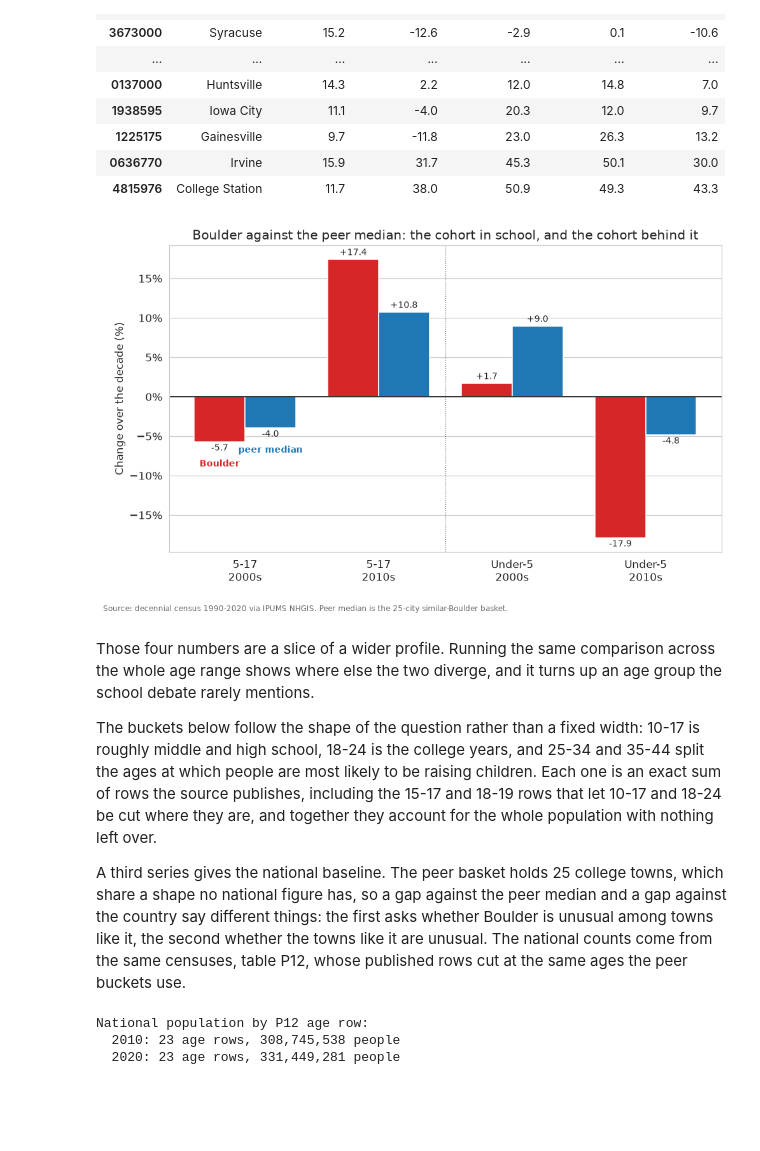
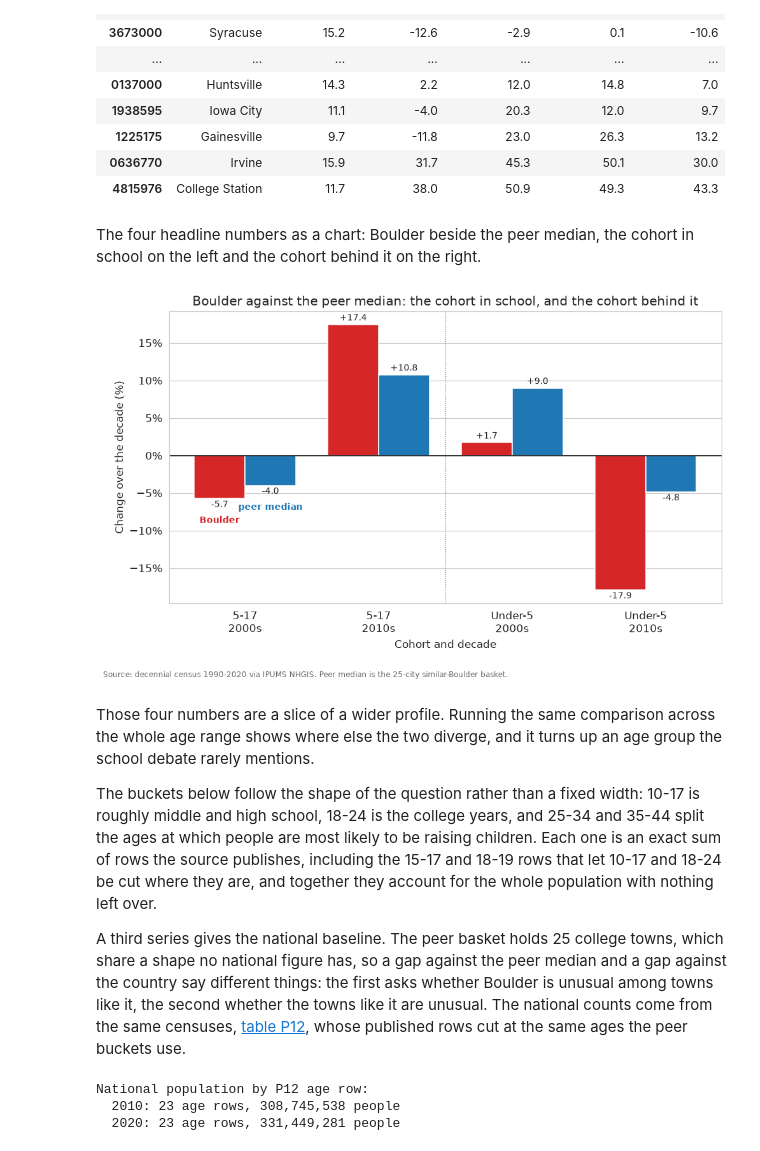
Before and after one commit to brianckeegan/charting-boulder, a Jupyter notebook: 2026-09-bvsd/bvsd-analysis.ipynb, the cells around one changed output. Saved outputs shown, nothing was run; the diff lists cells and outputs as text; code cells hidden in the pictures; blank space fills up the shorter version.

```diff
--- a/2026-09-bvsd/bvsd-analysis.ipynb
+++ b/2026-09-bvsd/bvsd-analysis.ipynb
@@ -96,7 +102,7 @@ for name, frame in [('place groups', place_age_groups_df), ('county groups', cou
 BOULDER = places_df.loc[places_df['name'] == 'Boulder', 'place_fips'].iloc[0]
 PEER_FIPS = places_df.loc[places_df['tier'] == 2, 'place_fips'].tolist()
 RING_FIPS = places_df.loc[(places_df['tier'] == 1) & (places_df['place_fips'] != BOULDER), 'place_fips'].tolist()
-PLACE_NAME = places_df.set_index('place_fips')['name']
+place_name_s = places_df.set_index('place_fips')['name']
 print(f'{len(places_df)} places: Boulder ({BOULDER}) + {len(RING_FIPS)} county ring + {len(PEER_FIPS)} peers')
 
 # Inspect
@@ -235,14 +250,14 @@ def load_age_vectors(frame, idcol):
             out[fips][int(year)] = (vec, share)
     return out
 
-place_age = load_age_vectors(place_age_groups_df, 'place_fips')
-county_age = load_age_vectors(county_age_groups_df, 'county_fips')
+place_age_d = load_age_vectors(place_age_groups_df, 'place_fips')
+county_age_d = load_age_vectors(county_age_groups_df, 'county_fips')
 
 def band_5_17(vec, share): return vec[G[5]] + vec[G[10]] + share * vec[G[15]]
 def under_5(vec): return vec[G[0]]
 
-assert set(places_df['place_fips']) <= set(place_age), 'registry place missing from the age tables'
-print(f'age vectors for {len(place_age)} places and {len(county_age)} counties, '
+assert set(places_df['place_fips']) <= set(place_age_d), 'registry place missing from the age tables'
+print(f'age vectors for {len(place_age_d)} places and {len(county_age_d)} counties, '
       f'{len(GROUP_LO)} five-year groups')
 # %% [output]
 age vectors for 31 places and 28 counties, 18 five-year groups
@@ -249,11 +267,11 @@ age vectors for 31 places and 28 counties, 18 five-year groups
 # %%
 # Observed level and change, both decades
-records = []
+records_l = []
 for fips in places_df['place_fips']:
-    row = {'place_fips': fips, 'name': PLACE_NAME[fips],
+    row = {'place_fips': fips, 'name': place_name_s[fips],
            'tier': int(places_df.set_index('place_fips').loc[fips, 'tier'])}
     for year in CENSUS_YEARS:
-        vec, share = place_age[fips][year]
+        vec, share = place_age_d[fips][year]
         row[f'sa_{year}'] = band_5_17(vec, share)
         row[f'u5_{year}'] = under_5(vec)
         row[f'share_{year}'] = band_5_17(vec, share) / vec.sum() * 100
@@ -261,12 +279,12 @@ for fips in places_df['place_fips']:
     row['sa_chg_10_20'] = (row['sa_2020'] / row['sa_2010'] - 1) * 100
     row['u5_chg_00_10'] = (row['u5_2010'] / row['u5_2000'] - 1) * 100
     row['u5_chg_10_20'] = (row['u5_2020'] / row['u5_2010'] - 1) * 100
-    records.append(row)
-observed_df = pd.DataFrame(records).set_index('place_fips')
+    records_l.append(row)
+observed_df = pd.DataFrame(records_l).set_index('place_fips')
 
-def pct_steeper_than(series, value):
+def pct_steeper_than(peer_values_s, value):
     # share of peers whose change is less negative than Boulder's
-    return float((-series < -value).mean() * 100)
+    return float((-peer_values_s < -value).mean() * 100)
 
 boulder_s = observed_df.loc[BOULDER]
 peers_df = observed_df.loc[PEER_FIPS]
@@ -317,42 +335,46 @@ Boulder school-age share of population, 2020: 10.4% (peer median 12.5%)
 | 1225175 | Gainesville | 9.7 | -11.8 | 23.0 | 26.3 | 13.2 |
 | 0636770 | Irvine | 15.9 | 31.7 | 45.3 | 50.1 | 30.0 |
 | 4815976 | College Station | 11.7 | 38.0 | 50.9 | 49.3 | 43.3 |
+# %% [markdown]
+The four headline numbers as a chart: Boulder beside the peer median, the cohort in school on the
+left and the cohort behind it on the right.
 # %%
 # The two cohorts pull apart in the 2010s: Boulder beats the peer median on the children already
 # in school and loses badly on the children behind them.
-cohort_groups = ['5-17\n2000s', '5-17\n2010s', 'Under-5\n2000s', 'Under-5\n2010s']
-boulder_vals = [boulder_s.sa_chg_00_10, boulder_sa_chg_10_20,
+cohort_groups_l = ['5-17\n2000s', '5-17\n2010s', 'Under-5\n2000s', 'Under-5\n2010s']
+boulder_vals_l = [boulder_s.sa_chg_00_10, boulder_sa_chg_10_20,
                 boulder_s.u5_chg_00_10, boulder_u5_chg_10_20]
-peer_vals = [peers_df.sa_chg_00_10.median(), peer_sa_chg_10_20,
+peer_vals_l = [peers_df.sa_chg_00_10.median(), peer_sa_chg_10_20,
              peers_df.u5_chg_00_10.median(), peer_u5_chg_10_20]
 
 f, ax = plt.subplots(figsize=(9, 5.4))
-x = np.arange(len(cohort_groups)); width = 0.38
-bars_boulder = ax.bar(x - width / 2, boulder_vals, width, color=BOULDER_C)
-bars_peer = ax.bar(x + width / 2, peer_vals, width, color=PEER_C)
+x = np.arange(len(cohort_groups_l)); width = 0.38
+bars_boulder = ax.bar(x - width / 2, boulder_vals_l, width, color=BOULDER_C)
+bars_peer = ax.bar(x + width / 2, peer_vals_l, width, color=PEER_C)
 ax.bar_label(bars_boulder, fmt='%+.1f', fontsize=9, padding=2)
 ax.bar_label(bars_peer, fmt='%+.1f', fontsize=9, padding=2)
 
 # Identify the two series on the leftmost group only
-for value, offset, label, color in [(boulder_vals[0], -width / 2, 'Boulder', BOULDER_C),
-                                    (peer_vals[0], width / 2, 'peer median', PEER_C)]:
+for value, offset, label, color in [(boulder_vals_l[0], -width / 2, 'Boulder', BOULDER_C),
+                                    (peer_vals_l[0], width / 2, 'peer median', PEER_C)]:
     ax.annotate(label, (x[0] + offset, value), color=color, fontweight='bold', fontsize=9,
                 ha='center', va='top' if value < 0 else 'bottom',
                 xytext=(0, -18 if value < 0 else 18), textcoords='offset points')
 
 ax.axhline(0, color='k', lw=1)
 ax.axvline(1.5, color='dimgray', lw=0.8, ls=':')     # divides the two cohorts
-ax.set_xticks(x); ax.set_xticklabels(cohort_groups)
+ax.set_xticks(x); ax.set_xticklabels(cohort_groups_l)
+ax.set_xlabel('Cohort and decade')
 ax.set_ylabel('Change over the decade (%)')
 ax.yaxis.set_major_formatter(mtick.PercentFormatter(decimals=0))
 ax.set_title('Boulder against the peer median: the cohort in school, and the cohort behind it')
 ax.grid(axis='x', visible=False)
 f.text(0, -0.04, 'Source: decennial census 1990-2020 via IPUMS NHGIS. Peer median is the 25-city '
                  'similar-Boulder basket.', fontsize=8, color='dimgray')
 plt.tight_layout()
 f.savefig(OUT / 'bvsd-fig1-peer-cohorts.png', bbox_inches='tight')
 # %% [output]
-[figure, old version]
+[figure, new version]
 # %% [markdown]
 Those four numbers are a slice of a wider profile. Running the same comparison across the whole
 age range shows where else the two diverge, and it turns up an age group the school debate rarely
@@ -367,7 +389,8 @@ together they account for the whole population with nothing left over.
 A third series gives the national baseline. The peer basket holds 25 college towns, which share a
 shape no national figure has, so a gap against the peer median and a gap against the country say
 different things: the first asks whether Boulder is unusual among towns like it, the second whether
-the towns like it are unusual. The national counts come from the same censuses, table P12, whose
+the towns like it are unusual. The national counts come from the same censuses,
+[table P12](https://www.census.gov/data/developers/data-sets/decennial-census.html), whose
 published rows cut at the same ages the peer buckets use.
 # %%
 national_age_groups_df = pd.read_csv(PROC / 'national-age-groups.csv')
```
Also changed, not shown: parts of 52 cells of this notebook, 6 other files.
